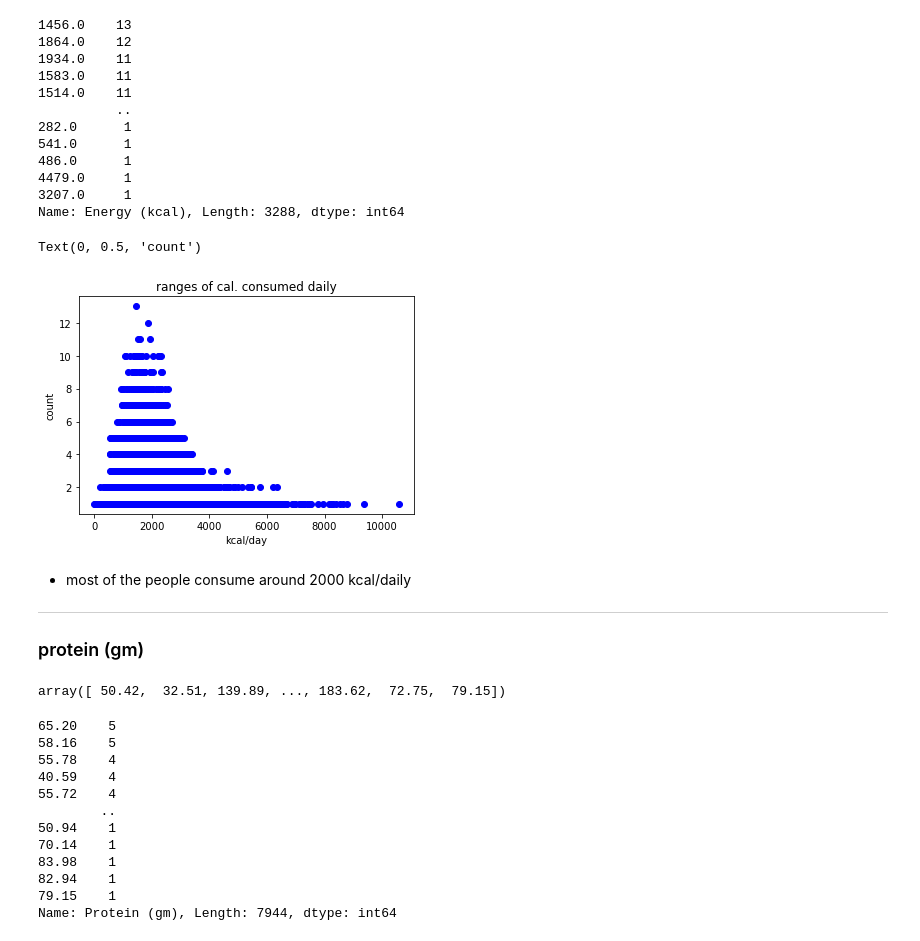
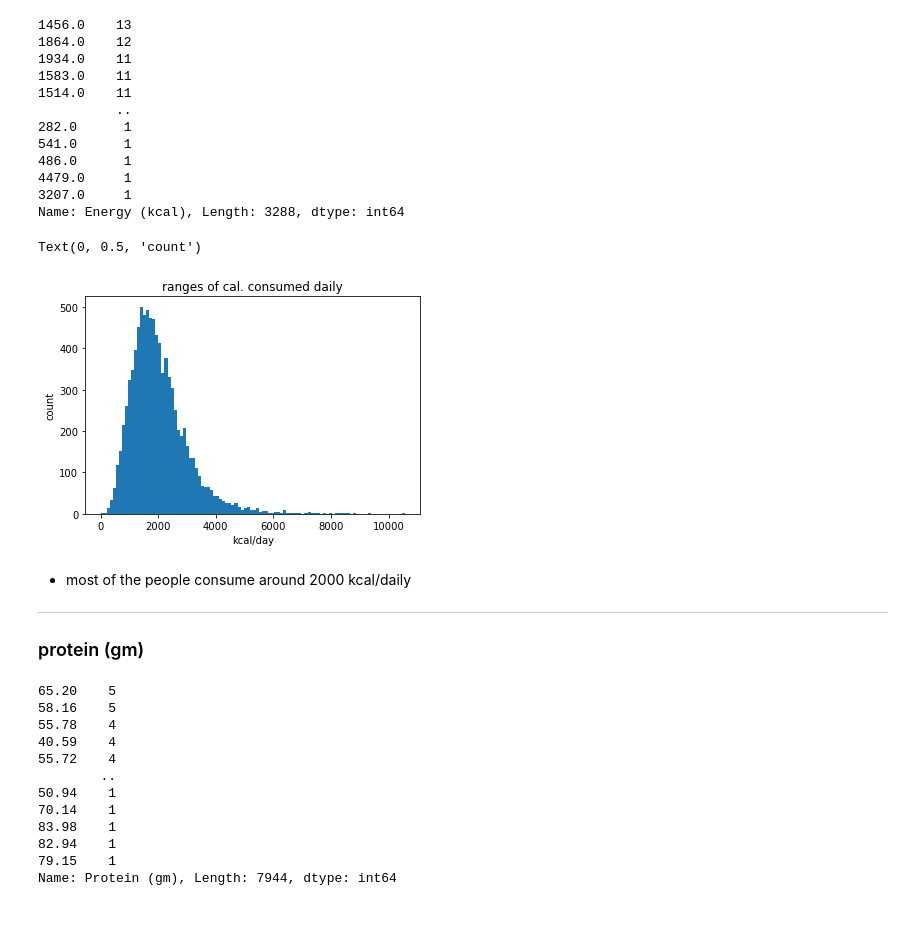
Before and after one commit to amyylin1/NHANES_Dietary_Data, a Jupyter notebook: nutrition.ipynb, the cells around one changed output. Saved outputs shown, nothing was run; the diff lists cells and outputs as text; code cells hidden in the pictures.

Commit message:
hist

```diff
--- a/nutrition.ipynb
+++ b/nutrition.ipynb
@@ -197,19 +193,15 @@ count_cal
 3207.0     1
 Name: Energy (kcal), Length: 3288, dtype: int64
 # %%
-plt.scatter(count_cal.index.values, count_cal.values)
+plt.hist(ff_1['Energy (kcal)'].values, bins=100)
 plt.title('ranges of cal. consumed daily')
 plt.xlabel('kcal/day')
 plt.ylabel('count')
 # %% [output]
 Text(0, 0.5, 'count')
-[figure, old version]
+[figure, new version]
 # %% [markdown]
 - most of the people consume around 2000 kcal/daily
 ---
 ### protein (gm)
-# %%
-ff_1['Protein (gm)'].unique()
-# %% [output]
-array([ 50.42,  32.51, 139.89, ..., 183.62,  72.75,  79.15])
 # %%
```
Also changed, not shown: parts of 12 cells of this notebook.
